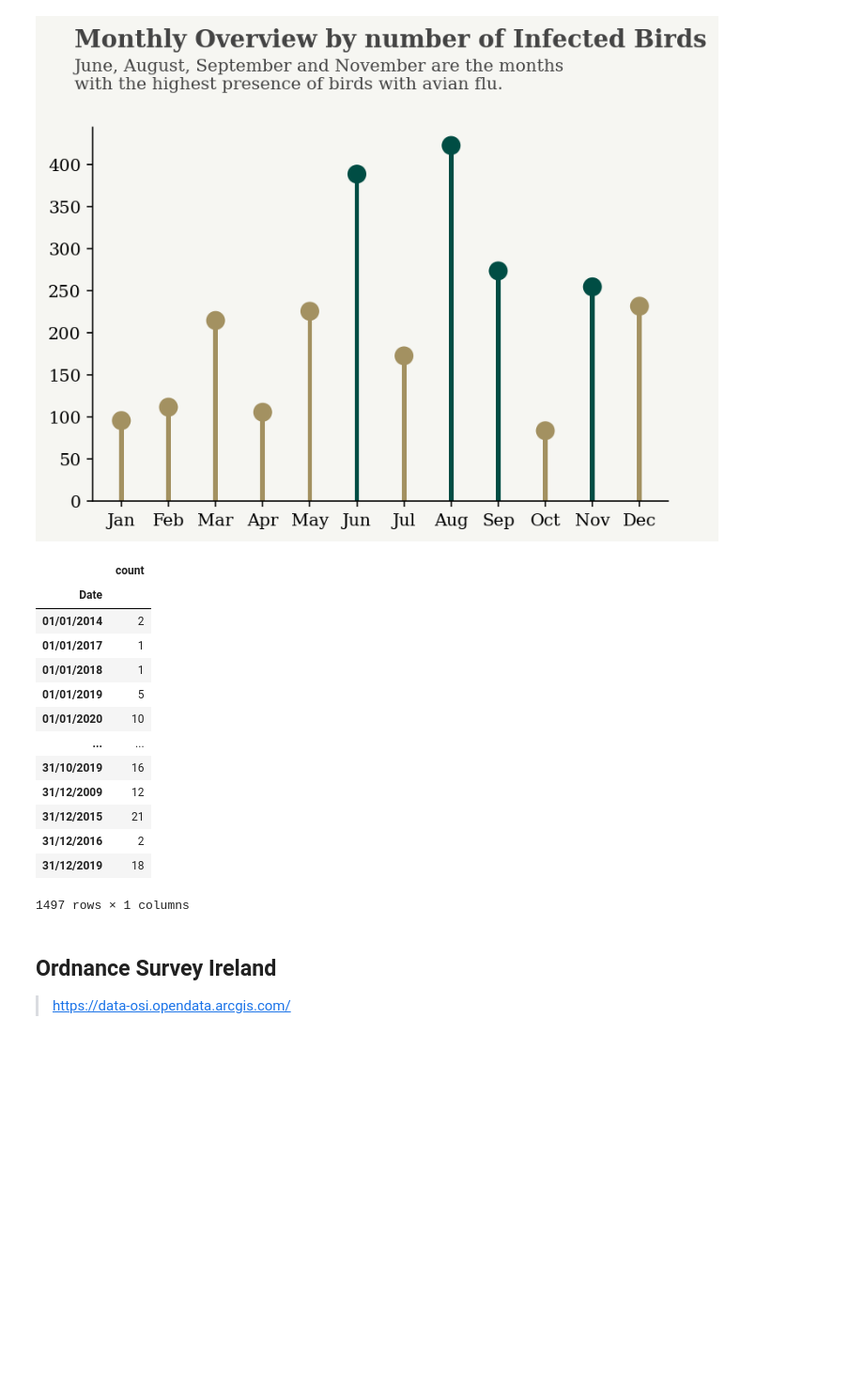
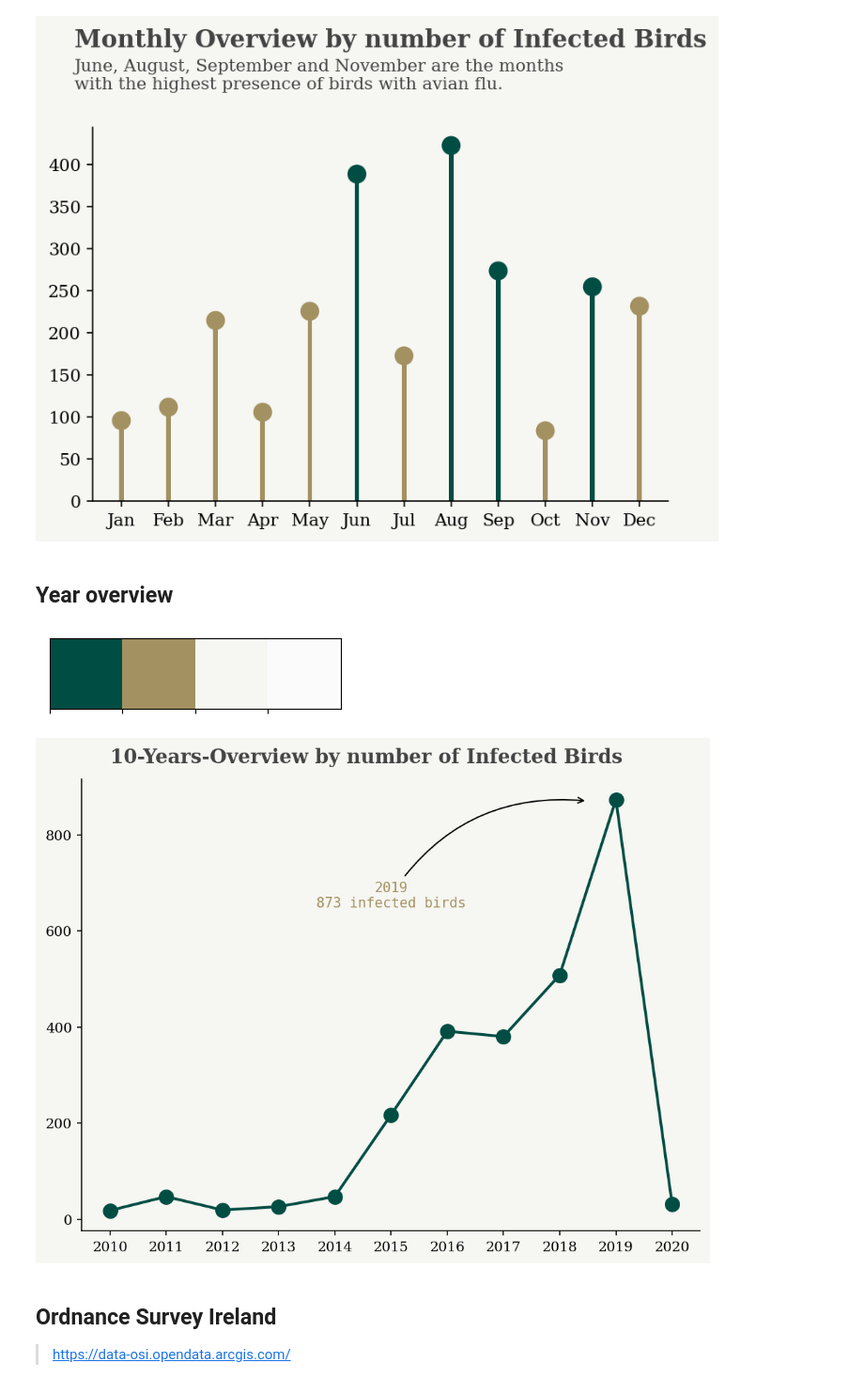
Before and after one commit to pessini/avian-flu-wild-birds-ireland, a Jupyter notebook: Exploratory-Data-Analysis-EDA.ipynb, the cells around one changed output. Shown at 94% size. Drawn from its saved outputs; the diff is of its cells as text; code cells hidden in the pictures; blank space fills up the shorter version.

```diff
--- a/Exploratory-Data-Analysis-EDA.ipynb
+++ b/Exploratory-Data-Analysis-EDA.ipynb
@@ -325,20 +287,37 @@ plt.show()
-# %%
-bird_flu.groupby('Date')['target_H5_HPAI'].agg(['count'])
-# %% [output]
-|  | count |
-| Date |  |
-| 01/01/2014 | 2 |
-| 01/01/2017 | 1 |
-| 01/01/2018 | 1 |
-| 01/01/2019 | 5 |
-| 01/01/2020 | 10 |
-| ... | ... |
-| 31/10/2019 | 16 |
-| 31/12/2009 | 12 |
-| 31/12/2015 | 21 |
-| 31/12/2016 | 2 |
-| 31/12/2019 | 18 |
-1497 rows × 1 columns
+# %% [markdown]
+## Year overview
+# %%
+infected_birds_byYear = infected_birds.groupby('Year').size().sort_index(ascending=True).filter(items=range(2010,2021), axis=0)
+# %%
+sns.palplot(['#004D44','#A39161','#F6F6F2','#FBFBFB'])
+# %% [output]
+[figure, added]
+# %%
+fig, ax = plt.subplots(1,1, figsize=(8, 6),dpi=150)
+background_color = "#F6F6F2"
+fig.patch.set_facecolor(background_color) # figure background color
+
+infected_birds_byYear.index = infected_birds_byYear.index.map(str)
+ax.set_facecolor(background_color)
+ax.plot(infected_birds_byYear.index, infected_birds_byYear, color='#004D44', linewidth=2)
+ax.set_xticks(np.arange(len(infected_birds_byYear)))
+ax.set_xticklabels(infected_birds_byYear.index,rotation=0)
+
+ax.scatter(infected_birds_byYear.index, infected_birds_byYear, zorder=1,s=100, color='#004D44')
+
+plt.annotate('2019\n%d infected birds'%infected_birds_byYear['2019'], xy=(8.5, 870), xytext=(5, 650),
+             arrowprops=dict(facecolor='steelblue',arrowstyle="->",connectionstyle="arc3,rad=-.3"),
+             fontsize=10,fontfamily='monospace',ha='center', color='#A39161')
+
+for s in ["right", "top"]:
+    ax.spines[s].set_visible(False)
+
+ax.text(0, 950, '10-Years-Overview by number of Infected Birds', fontsize=14,
+         fontweight='bold', fontfamily='serif', color='#444444')
+plt.xticks(rotation=0)
+plt.show()
+# %% [output]
+[figure, added]
 # %% [markdown]
 ## Ordnance Survey Ireland
 
```
Also changed, not shown: parts of 9 cells of this notebook.
